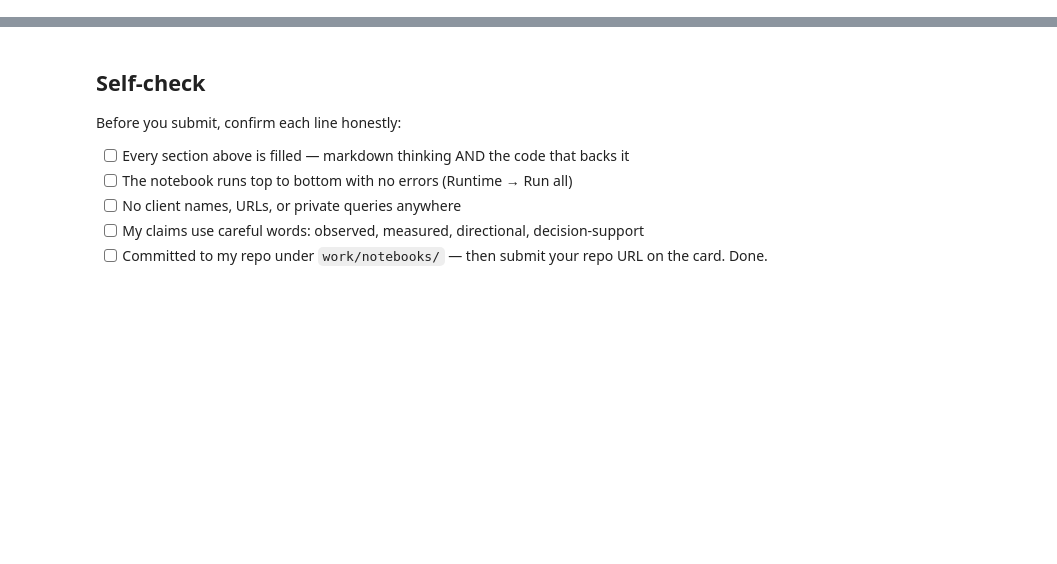
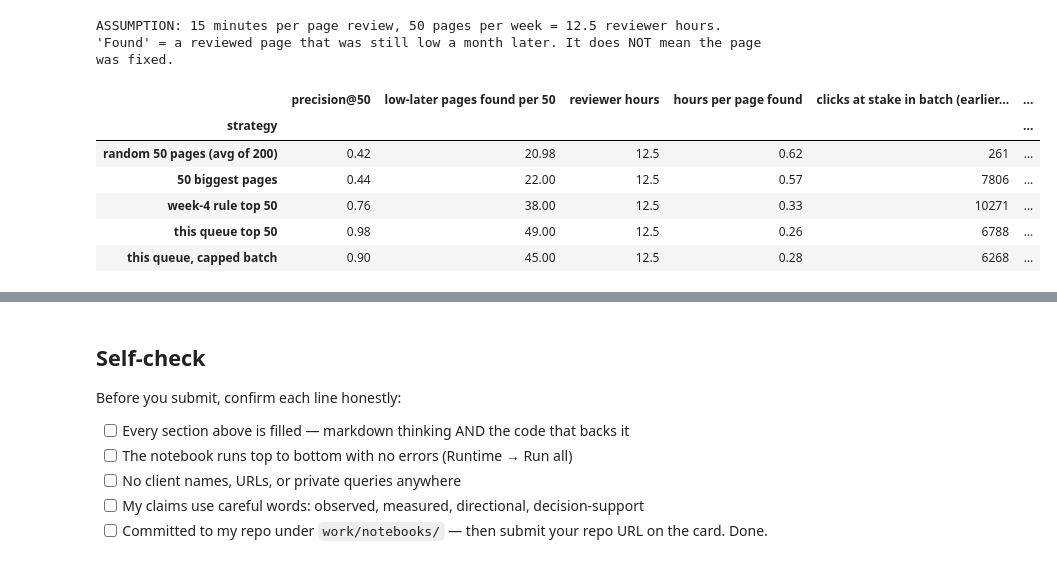
Before and after one commit to m-awaischohan/flyrank-internship-ml, a Jupyter notebook: work/notebooks/w07_action_playbook.ipynb, the cells around one changed output, grey strips where cells are left out. Cells and saved outputs as stored; diff of their text form; code cells hidden in the pictures; blank space fills up the shorter version.

```diff
--- a/work/notebooks/w07_action_playbook.ipynb
+++ b/work/notebooks/w07_action_playbook.ipynb
@@ -43,0 +323,22 @@ This skeleton is yours to fill. Work the sections **in order** — each one has
+# %%
+# ---- the batch rule in code, and what it costs in precision
+def weekly_batch(d, n=50, cap=15, score_col="score"):
+    d = d.sort_values([score_col, "content_id"], ascending=[False, True])
+    seen, keep = {}, []
+    for idx, c in zip(d.index, d["client_id"]):
+        if seen.get(c, 0) < cap:
+            keep.append(idx); seen[c] = seen.get(c, 0) + 1
+        if len(keep) == n: break
+    return d.loc[keep]
+
+plain = L.sort_values(["score", "content_id"], ascending=[False, True]).head(50)
+capped = weekly_batch(L)
+top_client = L["client_id"].value_counts().index[0]
+print(f"{'':28}{'precision@50':>14}{'pages from biggest client':>28}{'clients in batch':>18}")
+for name, b in (("plain top 50", plain), ("capped batch (max 15/client)", capped)):
+    print(f"{name:28}{b['y'].mean():>14.2f}{int((b['client_id'] == top_client).sum()):>28}{b['client_id'].nunique():>18}")
+
+# scope guard check: every queue row is inside scope, and recent edits are visible
+assert (q["impressions_prev_30d"] >= 100).all() and (q["avg_position"] > 0).all()
+print("\nScope guard passed for all", len(q), "queue rows.")
+print("Rows carrying a RECENT_EDIT flag in the top 50:", int(q.head(50)["review_flags"].str.contains("RECENT_EDIT").sum()))
@@ -43,0 +352,33 @@ This skeleton is yours to fill. Work the sections **in order** — each one has
+# %%
+# ---- cost / value thinking. MINUTES_PER_PAGE is an ASSUMPTION, change it to your own.
+MINUTES_PER_PAGE, BATCH = 15, 50
+hours = MINUTES_PER_PAGE * BATCH / 60
+def batch_row(name, d):
+    p = d["y"].mean()
+    return {"strategy": name, "precision@50": round(p, 2),
+            "low-later pages found per 50": round(p * BATCH, 1),
+            "reviewer hours": hours,
+            "hours per page found": round(hours / (p * BATCH), 2),
+            "clicks at stake in batch (earlier 30d)": int(d["clicks_at_stake"].sum()),
+            "clicks at stake in pages still low later": int(d.loc[d["y"] == 1, "clicks_at_stake"].sum())}
+rand_rows = pd.DataFrame([batch_row("r", L.sample(50, random_state=i)) for i in range(200)]).drop(columns="strategy").mean()
+rand_row = {"strategy": "random 50 pages (avg of 200)", **{k: round(float(v), 2) if k in ("precision@50", "low-later pages found per 50", "hours per page found") else (hours if k == "reviewer hours" else int(v)) for k, v in rand_rows.items()}}
+cmp_rows = [rand_row,
+            batch_row("50 biggest pages", L.sort_values("impressions_prev_30d", ascending=False).head(50)),
+            batch_row("week-4 rule top 50", L.sort_values(["rule_score", "content_id"], ascending=[False, True]).head(50)),
+            batch_row("this queue top 50", plain),
+            batch_row("this queue, capped batch", capped)]
+cost = pd.DataFrame(cmp_rows).set_index("strategy")
+print(f"ASSUMPTION: {MINUTES_PER_PAGE} minutes per page review, {BATCH} pages per week = {hours:.1f} reviewer hours.")
+print("'Found' = a reviewed page that was still low a month later. It does NOT mean the page was fixed.")
+cost
+# %% [output]
+ASSUMPTION: 15 minutes per page review, 50 pages per week = 12.5 reviewer hours.
+'Found' = a reviewed page that was still low a month later. It does NOT mean the page was fixed.
+|  | precision@50 | low-later pages found per 50 | reviewer hours | hours per page found | clicks at stake in batch (earlier... | ... |
+| strategy |  |  |  |  |  | ... |
+| random 50 pages (avg of 200) | 0.42 | 20.98 | 12.5 | 0.62 | 261 | ... |
+| 50 biggest pages | 0.44 | 22.00 | 12.5 | 0.57 | 7806 | ... |
+| week-4 rule top 50 | 0.76 | 38.00 | 12.5 | 0.33 | 10271 | ... |
+| this queue top 50 | 0.98 | 49.00 | 12.5 | 0.26 | 6788 | ... |
+| this queue, capped batch | 0.90 | 45.00 | 12.5 | 0.28 | 6268 | ... |
```
Also changed, not shown: parts of 32 cells of this notebook.
